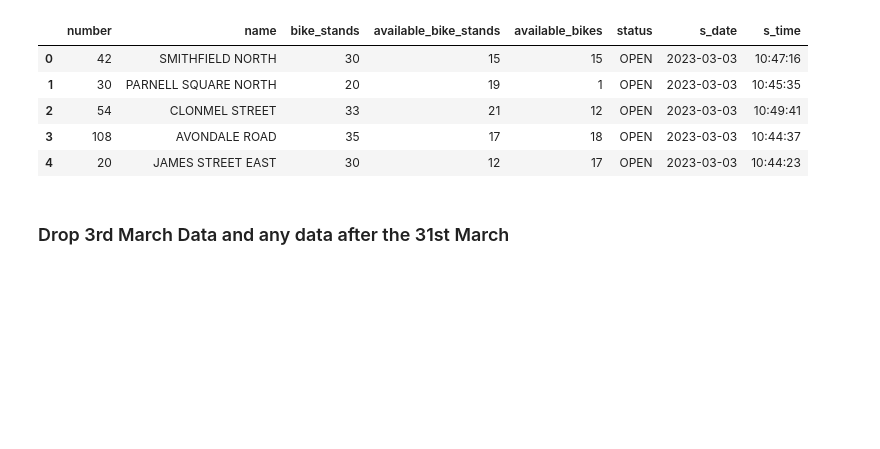
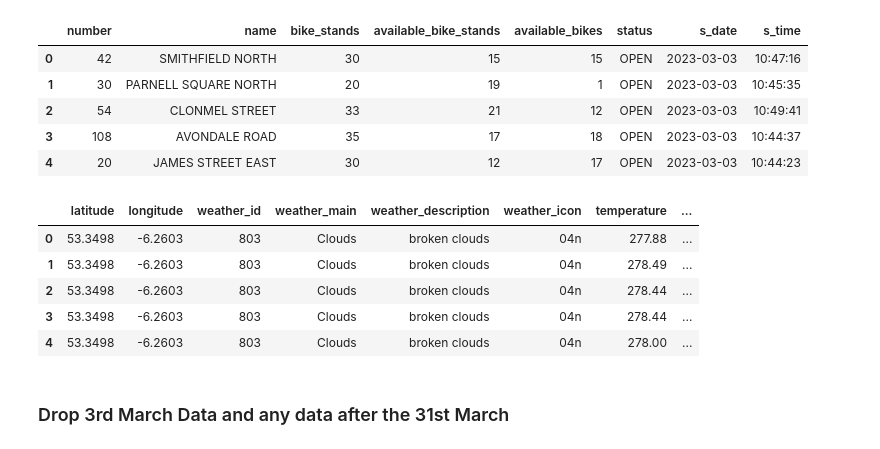
Before and after one commit to shuyaaaaaaa/Dublin-Bike, a Jupyter notebook: datamodel/model.ipynb, the cells around one changed output. Drawn from its saved outputs; the diff is of its cells as text; code cells hidden in the pictures; blank space fills up the shorter version.

```diff
--- a/datamodel/model.ipynb
+++ b/datamodel/model.ipynb
@@ -21,6 +28,16 @@ training_weather.head()
 | 2 | 54 | CLONMEL STREET | 33 | 21 | 12 | OPEN | 2023-03-03 | 10:49:41 |
 | 3 | 108 | AVONDALE ROAD | 35 | 17 | 18 | OPEN | 2023-03-03 | 10:44:37 |
 | 4 | 20 | JAMES STREET EAST | 30 | 12 | 17 | OPEN | 2023-03-03 | 10:44:23 |
+# %%
+df_weather= pd.read_csv('weather_4_4_23.csv')
+df_weather.head()
+# %% [output]
+|  | latitude | longitude | weather_id | weather_main | weather_description | weather_icon | temperature | ... |
+| 0 | 53.3498 | -6.2603 | 803 | Clouds | broken clouds | 04n | 277.88 | ... |
+| 1 | 53.3498 | -6.2603 | 803 | Clouds | broken clouds | 04n | 278.49 | ... |
+| 2 | 53.3498 | -6.2603 | 803 | Clouds | broken clouds | 04n | 278.44 | ... |
+| 3 | 53.3498 | -6.2603 | 803 | Clouds | broken clouds | 04n | 278.44 | ... |
+| 4 | 53.3498 | -6.2603 | 803 | Clouds | broken clouds | 04n | 278.00 | ... |
 # %% [markdown]
 ### Drop 3rd March Data and any data after the 31st March
 # %%
```
Also changed, not shown: parts of 25 cells of this notebook, 3 other files.
